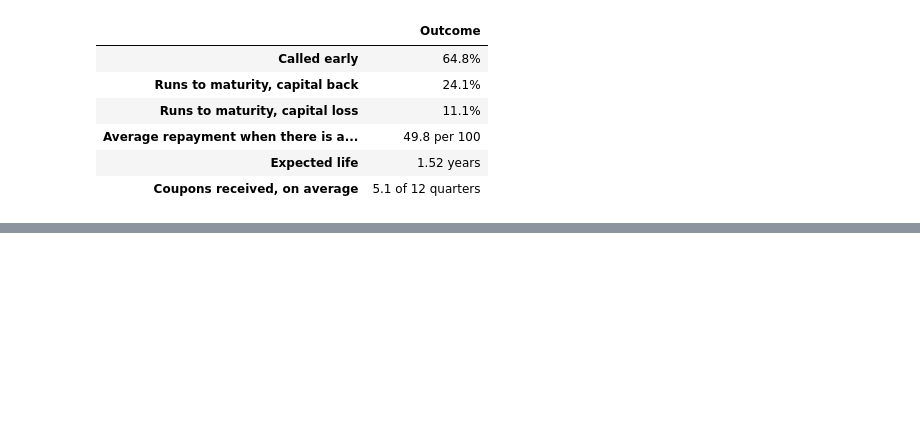
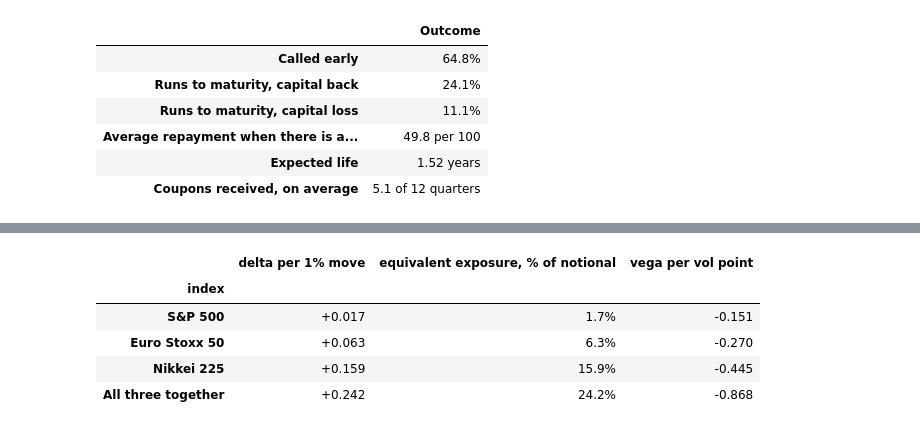
Before and after one commit to Lakshayx007/autocall-lab, a Jupyter notebook: notebooks/autocall_lab.ipynb, the cells around one changed output, grey strips where cells are left out. Cells and saved outputs as stored; diff of their text form; code cells hidden in the pictures; blank space fills up the shorter version.

```diff
--- a/notebooks/autocall_lab.ipynb
+++ b/notebooks/autocall_lab.ipynb
@@ -312,0 +321,16 @@ outcomes.to_frame()
+# %%
+from autocall import risk as R
+
+g = R.greeks(ts, mkt, snap.names)
+show = g.copy()
+show["delta per 1% move"] = show["delta per 1% move"].map(lambda x: f"{x:+.3f}")
+show["equivalent exposure, % of notional"] = show["equivalent exposure, % of notional"].map(lambda x: f"{x:.1f}%")
+show["vega per vol point"] = show["vega per vol point"].map(lambda x: f"{x:+.3f}")
+show
+# %% [output]
+|  | delta per 1% move | equivalent exposure, % of notional | vega per vol point |
+| index |  |  |  |
+| S&P 500 | +0.017 | 1.7% | -0.151 |
+| Euro Stoxx 50 | +0.063 | 6.3% | -0.270 |
+| Nikkei 225 | +0.159 | 15.9% | -0.445 |
+| All three together | +0.242 | 24.2% | -0.868 |
```
Also changed, not shown: parts of 6 cells of this notebook, 4 other files.
